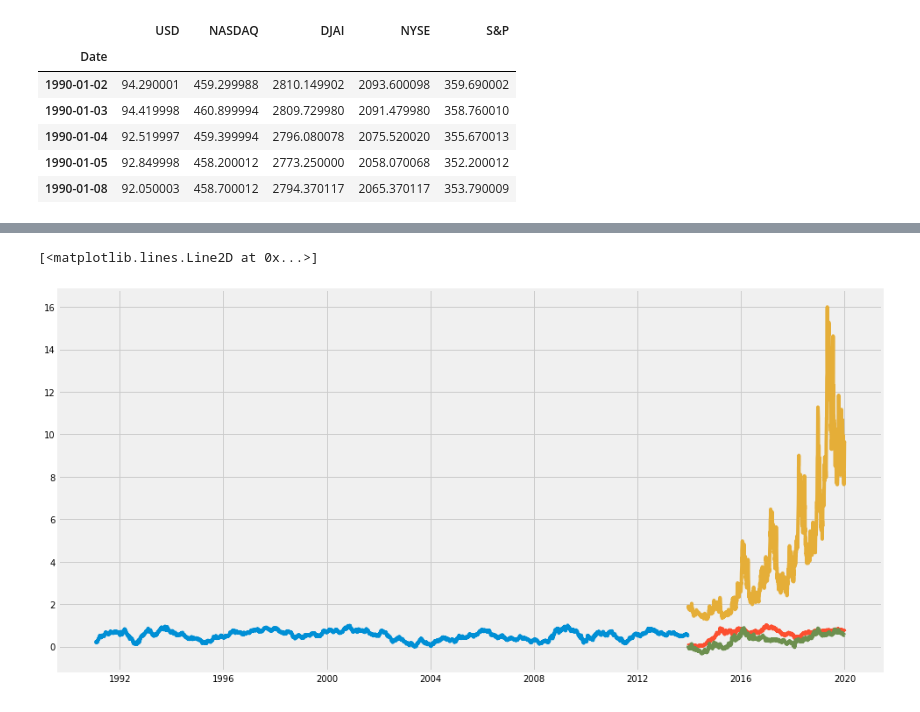
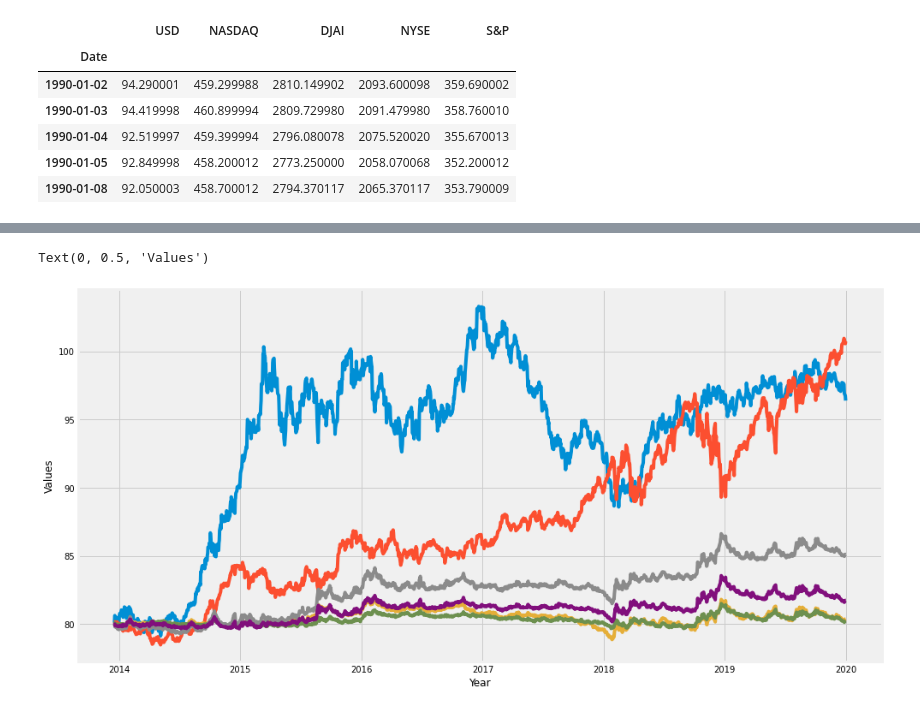
Before and after one commit to Mrunali95/Thesis, a Jupyter notebook: Multivariate_ARIMA.ipynb, the cells around one changed output, grey strips where cells are left out. Drawn from its saved outputs; the diff is of its cells as text; code cells hidden in the pictures.

```diff
--- a/Multivariate_ARIMA.ipynb
+++ b/Multivariate_ARIMA.ipynb
@@ -271,0 +374,3 @@ output
+# %%
+# invert the differenced forecast to something usable
+forecast = model_fit.predict(start = len(trainusd_stationary), end= len(trainusd_stationary)+len(xexogtest)-1, exog=xexogtest)
@@ -271,0 +574,28 @@ output
+# %%
+from statsmodels.tsa.statespace.sarimax import SARIMAX
+
+model = SARIMAX(trainusd_stationary,order=(2,1,4),seasonal_order=(0,1,1,12),exog = exog['S&P'], initialization='approximate_diffuse')
+model_fit = model.fit()
+print(model_fit.summary())
+
+a = np.array(xexogtest['S&P'])
+a = a.reshape(1505,1)
+
+# invert the differenced forecast to something usable
+forecast4 = model_fit.predict(start = len(trainusd_stationary), end= len(trainusd_stationary)+len(xexogtest)-1, exog=a)
+pred4 = pd.Series(forecast4)
+
+pcs4 = pred4.cumsum()
+pcs4 = pcs4 + 0.176115
+p4 = np.array(pcs4).reshape(-1,1)
+p4 = uscaler.inverse_transform(p4)
+p4 = np.array(p4).flatten()
+p4 = pd.Series(p4, index=xexogtest.index)
+
+t = (finaldata['USD'][-len(pcs1):])
+plt.figure(figsize=(15,8))
+plt.plot(t)
+plt.plot(p4)
+plt.xlabel('Year')
+plt.ylabel('Values')
+plt.legend(['Original','Predicted'])
@@ -272,9 +622,15 @@ output
 # %%
+t = (finaldata['USD'][-len(pcs1):])
 plt.figure(figsize=(15,8))
-plt.plot(normusd)
-plt.plot(output['test'])
-plt.plot(output['pred'])
-plt.plot(forecast)
+plt.plot(t)
+plt.plot(p)
+plt.plot(p1)
+plt.plot(p2)
+plt.plot(p3)
+plt.plot(p4)
+
+plt.xlabel('Year')
+plt.ylabel('Values')
 # %% [output]
-[<matplotlib.lines.Line2D at 0x...>]
+Text(0, 0.5, 'Values')
-[figure, old version]
+[figure, new version]
```
Also changed, not shown: parts of 27 cells of this notebook.
